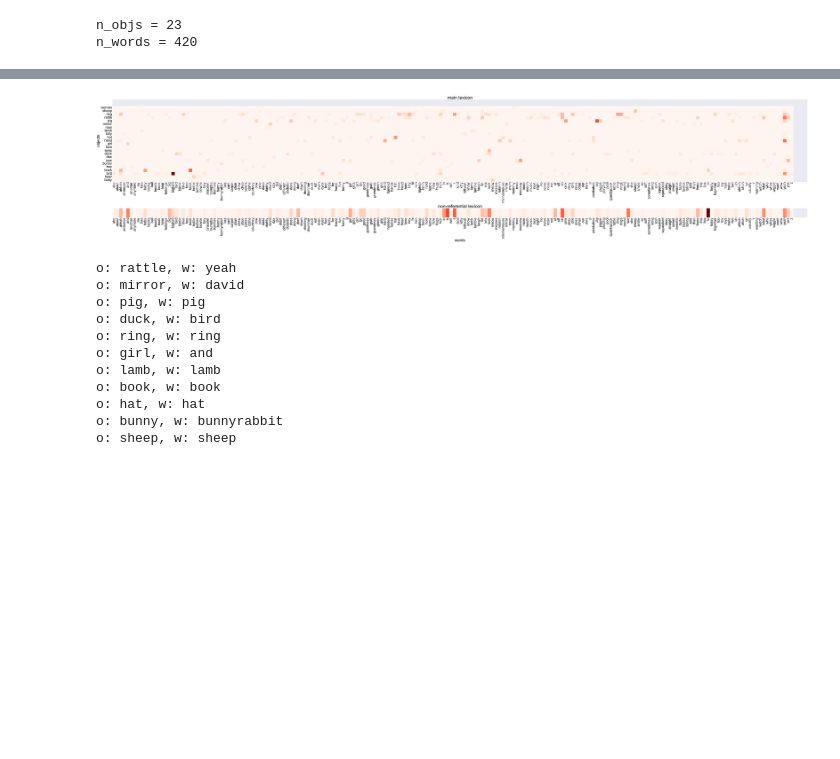
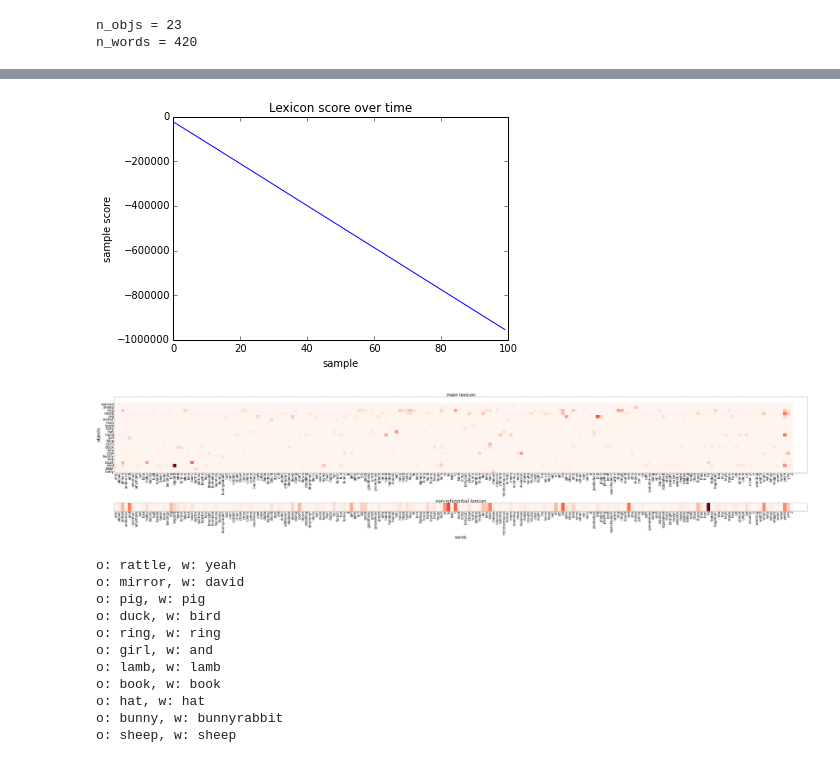
Before and after one commit to mcfrank/dmww, a Jupyter notebook: dmww basics.ipynb, the cells around one changed output, grey strips where cells are left out. Saved outputs shown, nothing was run; the diff lists cells and outputs as text; code cells hidden in the pictures; blank space fills up the shorter version.

```diff
--- a/dmww basics.ipynb
+++ b/dmww basics.ipynb
@@ -132,7 +132,9 @@ l.learn_lex(c,p)
 # %%
+l.plot_scores()
 l.plot_lex(w)
 # %% [output]
-[figure, old version]
+[figure, new version]
+[figure, added]
 # %%
 for o in range(w.n_objs):
     wd = where(l.ref[o,:] == max(l.ref[o,:]))
```
Also changed, not shown: parts of 7 cells of this notebook, 2 other files.
